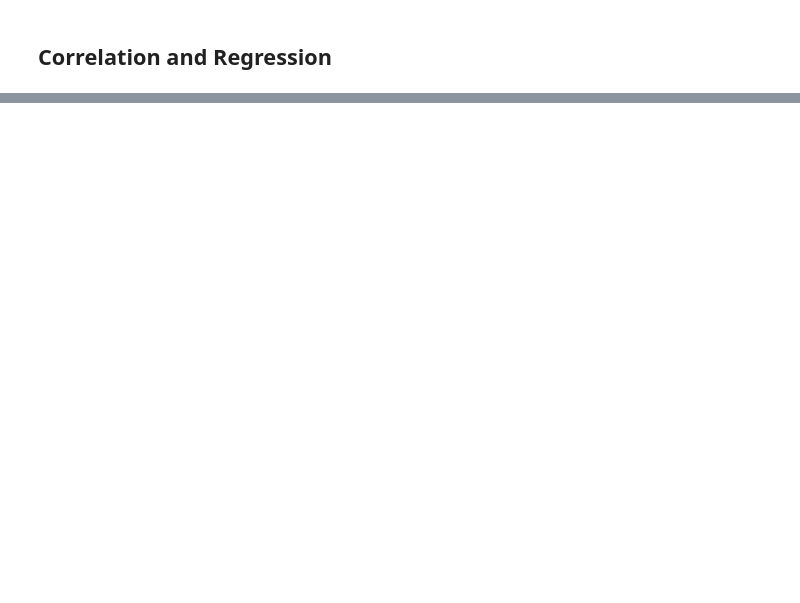
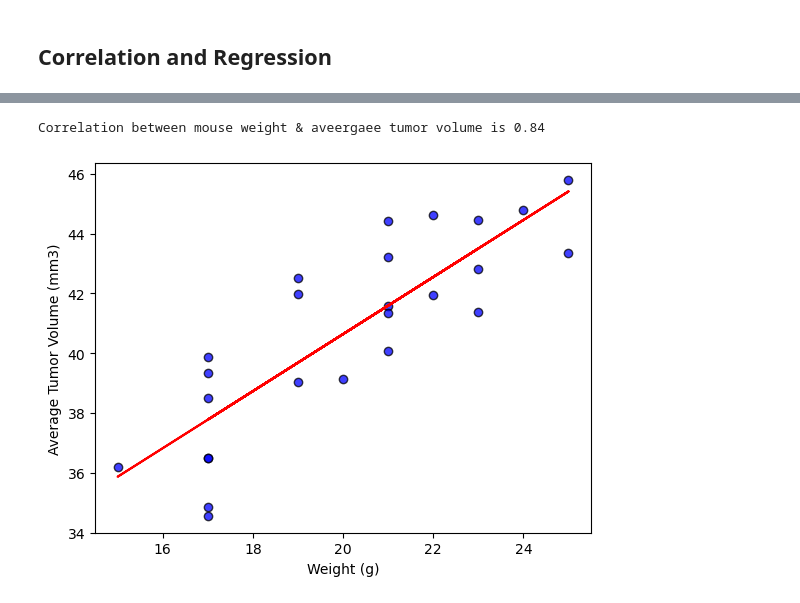
Before and after one commit to TheuriM/Matplotlib_Challenge, a Jupyter notebook: pymaceuticals_starter.ipynb, the cells around one changed output, grey strips where cells are left out. Drawn from its saved outputs; the diff is of its cells as text; code cells hidden in the pictures; blank space fills up the shorter version.

```diff
--- a/pymaceuticals_starter.ipynb
+++ b/pymaceuticals_starter.ipynb
@@ -266,0 +290,18 @@ The correlation between mouse weight and the average tumor volume is 0.84
+# %%
+# Calculate the correlation coefficient and a linear regression model
+# for mouse weight and average observed tumor volume for the entire Capomulin regimen
+correlation_coefficient= capomulin_avg['Weight (g)']. corr(capomulin_avg['Tumor Volume (mm3)'])
+slope, intercept, r_value, p_value, std_err = stats.linregress(capomulin_avg['Weight (g)'], capomulin_avg['Tumor Volume (mm3)'])
+print(f"Correlation between mouse weight & aveergaee tumor volume is{correlation_coefficient: .2f}")
+
+capomulin_avg = pypharma_df.loc[pypharma_df["Drug Regimen"] == "Capomulin"].groupby("Mouse ID")[["Weight (g)","Tumor Volume (mm3)"]].mean()
+
+fig1, correg = plt.subplots()
+correg.scatter(capomulin_avg["Weight (g)"], capomulin_avg["Tumor Volume (mm3)"], marker="o", facecolors="b", edgecolors="black", alpha=0.75)
+correg.plot(capomulin_avg["Weight (g)"], slope * capomulin_avg["Weight (g)"] + intercept, color="r", label="Linear Regression")
+correg.set_xlabel("Weight (g)")
+correg.set_ylabel("Average Tumor Volume (mm3)")
+plt.show()
+# %% [output]
+Correlation between mouse weight & aveergaee tumor volume is 0.84
+[figure, added]
```
Also changed, not shown: parts of 6 cells of this notebook.
